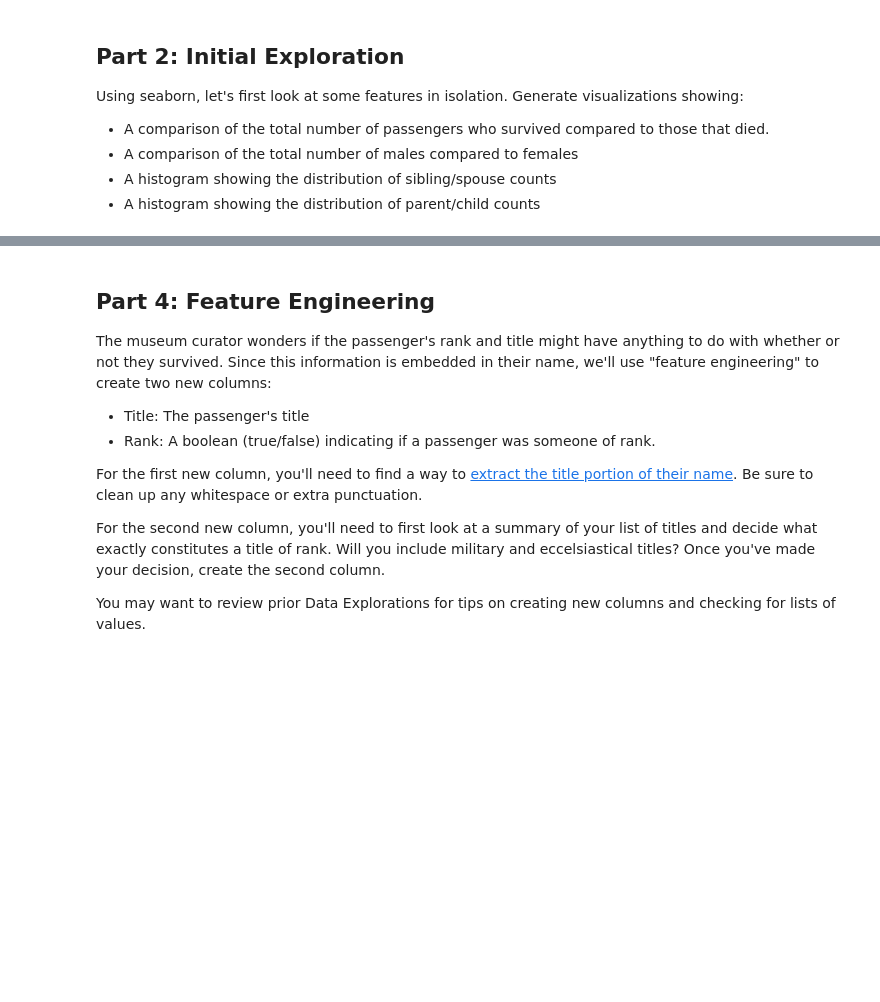
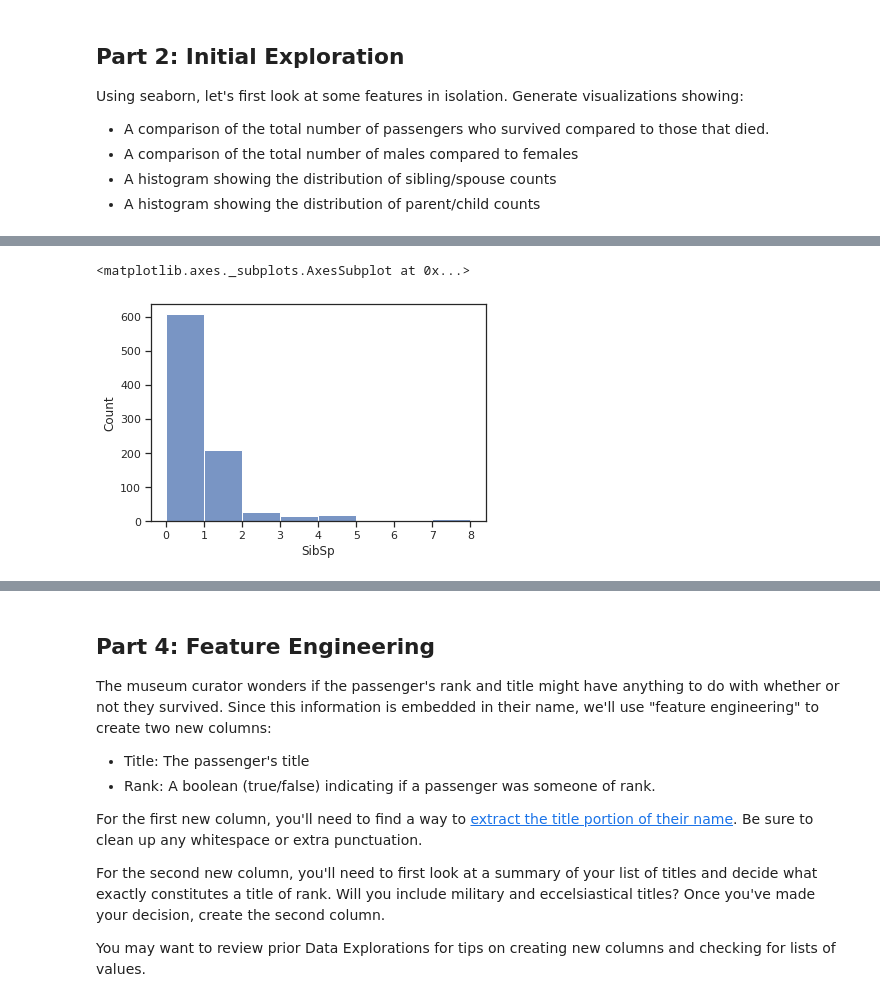
Before and after one commit to byui-cse/cse450-course, a Jupyter notebook: notebooks/Exploration_03_Solved.ipynb, the cells around one changed output, grey strips where cells are left out. Saved outputs shown, nothing was run; the diff lists cells and outputs as text; code cells hidden in the pictures; blank space fills up the shorter version.

```diff
--- a/notebooks/Exploration_03_Solved.ipynb
+++ b/notebooks/Exploration_03_Solved.ipynb
@@ -64,0 +92,11 @@ Try using other values for hue to see if it makes a difference.
+# %%
+# Histogram of Siblings / Spouse counts
+#
+# As mentioned here (https://seaborn.pydata.org/tutorial/distributions.html#choosing-the-bin-size)
+# since SibSp has a pretty small set of integer values, the default histogram looks a bit off.
+#
+# Using titanic['SibSp'].value_counts(), we can specify the bins for the graph
+sns.histplot(titanic, x='SibSp', bins=[0,1,2,3,4,5,6,7,8], binwidth=1)
+# %% [output]
+<matplotlib.axes._subplots.AxesSubplot at 0x...>
+[figure, added]
```
Also changed, not shown: parts of 23 cells of this notebook.
